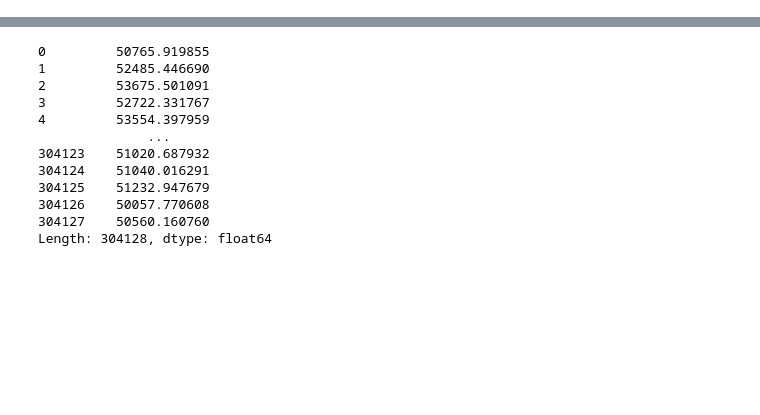
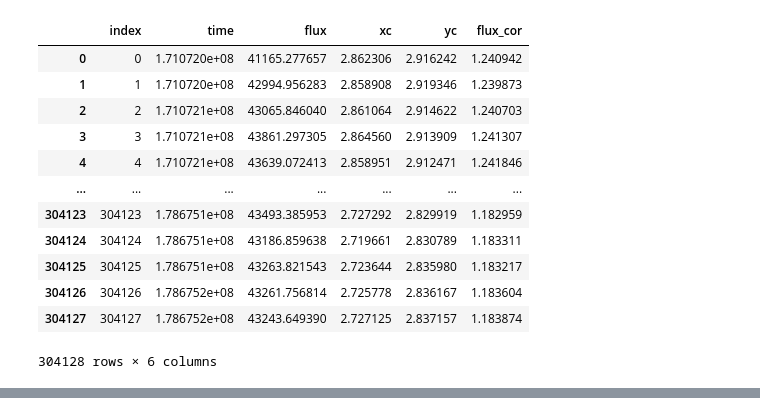
Before and after one commit to ivs-kuleuven/platosim3, a Jupyter notebook: docs/technicalnotes/KUL-TN-20/ValidationTestNewP5.ipynb, the cells around one changed output, grey strips where cells are left out. Saved outputs shown, nothing was run; the diff lists cells and outputs as text; code cells hidden in the pictures; blank space fills up the shorter version.

```diff
--- a/docs/technicalnotes/KUL-TN-20/ValidationTestNewP5.ipynb
+++ b/docs/technicalnotes/KUL-TN-20/ValidationTestNewP5.ipynb
@@ -32,6 +29,22 @@ ax.set_title('PlatoSim alone');
 [interactive output not drawn]
 # %%
 # Load all data for a single star
-idir = "/lhome/nicholas/software/workdir/kul20/output/reduced/P5/000000046"
+idir = "/lhome/nicholas/software/workdir/kul20/test/starID46/pipeline"
 lc = LightCurve(f"{idir}/000000046_Ncam1.1_Q23.ftr")
+df = lc.data()
+df
+# %% [output]
+|  | index | time | flux | xc | yc | flux_cor |
+| 0 | 0 | 1.710720e+08 | 41165.277657 | 2.862306 | 2.916242 | 1.240942 |
+| 1 | 1 | 1.710720e+08 | 42994.956283 | 2.858908 | 2.919346 | 1.239873 |
+| 2 | 2 | 1.710721e+08 | 43065.846040 | 2.861064 | 2.914622 | 1.240703 |
+| 3 | 3 | 1.710721e+08 | 43861.297305 | 2.864560 | 2.913909 | 1.241307 |
+| 4 | 4 | 1.710721e+08 | 43639.072413 | 2.858951 | 2.912471 | 1.241846 |
+| ... | ... | ... | ... | ... | ... | ... |
+| 304123 | 304123 | 1.786751e+08 | 43493.385953 | 2.727292 | 2.829919 | 1.182959 |
+| 304124 | 304124 | 1.786751e+08 | 43186.859638 | 2.719661 | 2.830789 | 1.183311 |
+| 304125 | 304125 | 1.786751e+08 | 43263.821543 | 2.723644 | 2.835980 | 1.183217 |
+| 304126 | 304126 | 1.786752e+08 | 43261.756814 | 2.725778 | 2.836167 | 1.183604 |
+| 304127 | 304127 | 1.786752e+08 | 43243.649390 | 2.727125 | 2.837157 | 1.183874 |
+304128 rows × 6 columns
 # %%
@@ -40,19 +56,3 @@ ax.set_title('PlatoSim + L1 pipeline: 0.1 pixel threshold');
 # %% [output]
 [interactive output not drawn]
 [interactive output not drawn]
-# %%
-
-f
-# %% [output]
-0         50765.919855
-1         52485.446690
-2         53675.501091
-3         52722.331767
-4         53554.397959
-              ...
-304123    51020.687932
-304124    51040.016291
-304125    51232.947679
-304126    50057.770608
-304127    50560.160760
-Length: 304128, dtype: float64
```
Also changed, not shown: parts of 4 cells of this notebook, 2 other files.
